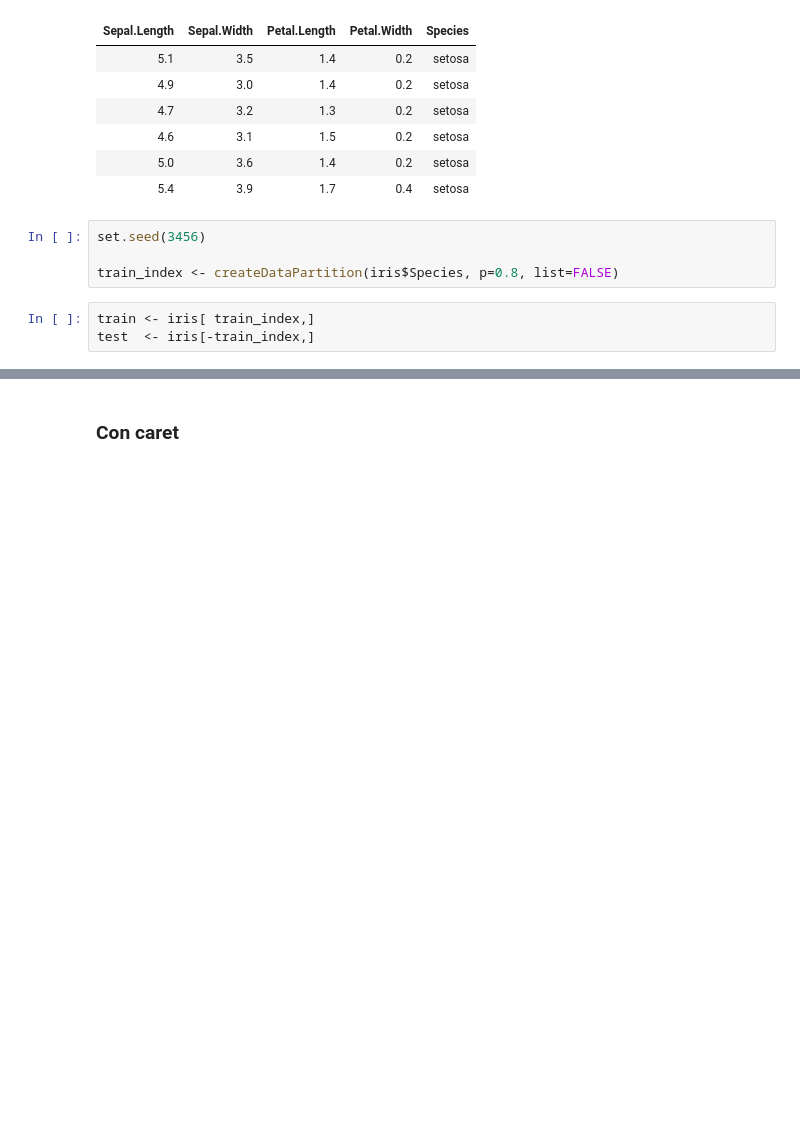
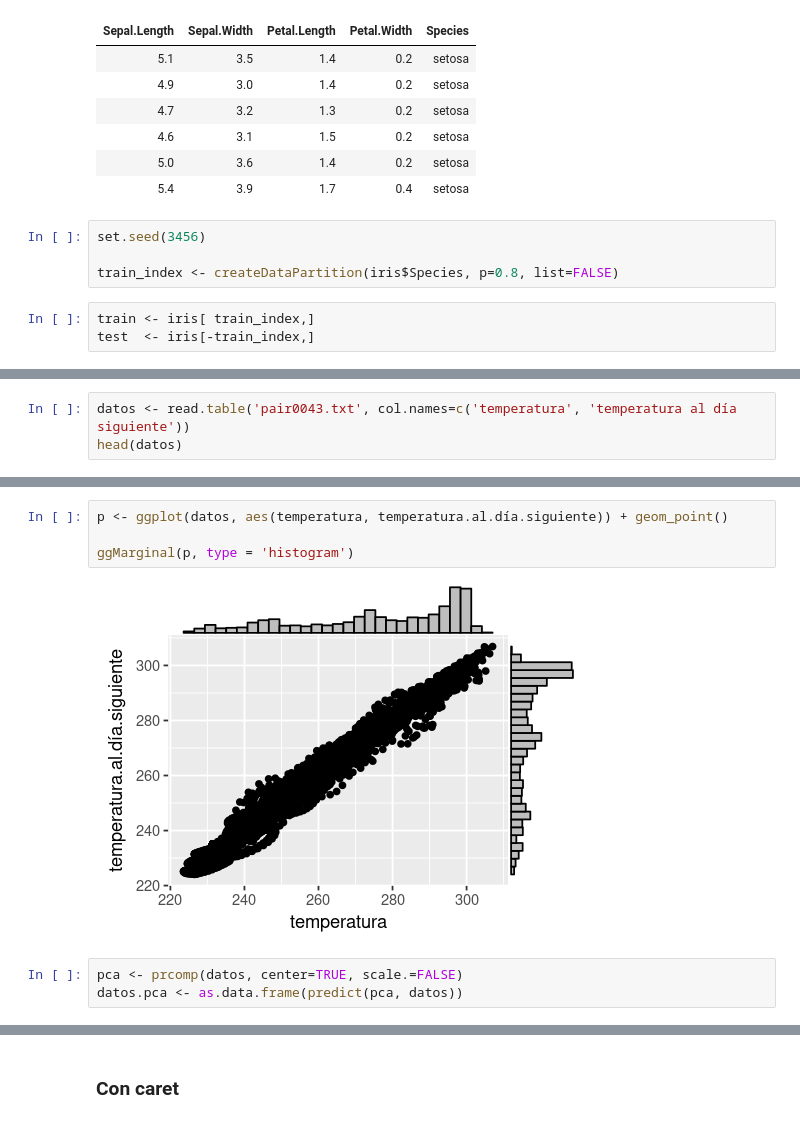
Before and after one commit to matiasbattocchia/clases-aprendizaje-automatico, a Jupyter notebook: Clases R.ipynb, the cells around one changed output, grey strips where cells are left out. Drawn from its saved outputs; the diff is of its cells as text; blank space fills up the shorter version.

```diff
--- a/Clases R.ipynb
+++ b/Clases R.ipynb
@@ -34,0 +83,3 @@ test  <- iris[-train_index,]
+# %%
+datos <- read.table('pair0043.txt', col.names=c('temperatura', 'temperatura al día siguiente'))
+head(datos)
@@ -34,0 +94,9 @@ test  <- iris[-train_index,]
+# %%
+p <- ggplot(datos, aes(temperatura, temperatura.al.día.siguiente)) + geom_point()
+
+ggMarginal(p, type = 'histogram')
+# %% [output]
+[figure, added]
+# %%
+pca <- prcomp(datos, center=TRUE, scale.=FALSE)
+datos.pca <- as.data.frame(predict(pca, datos))
```
Also changed, not shown: parts of 35 cells of this notebook.
